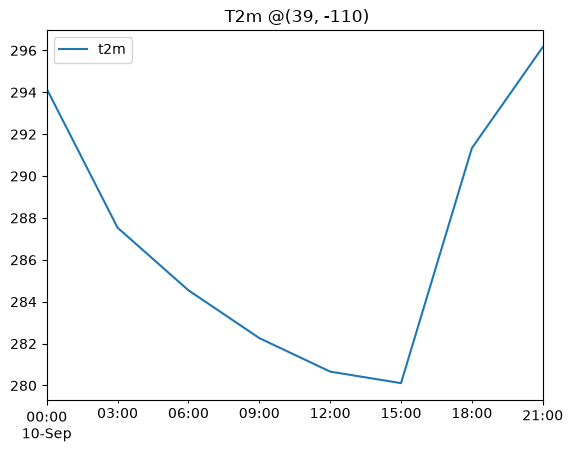
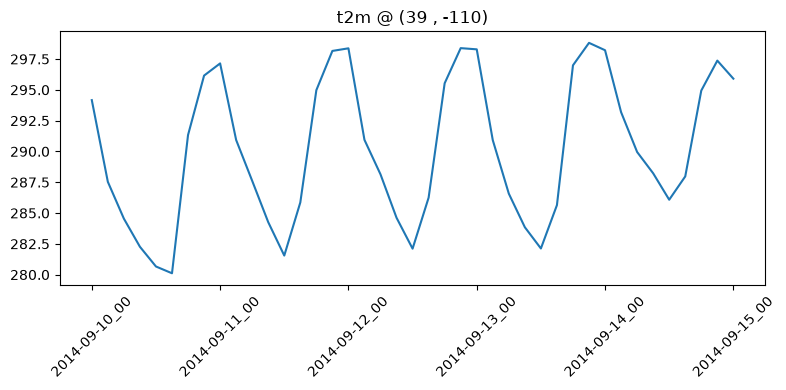
Code edit (unified diff) that turned the first committed figure into the second:
--- before
+++ after
@@ -1,10 +1,33 @@
 import pandas as pd
- 
-datetime = pd.date_range('2014-09-10 00', periods=8,  freq='3h')
+from pathlib import Path 
+datetime = pd.date_range('2014-09-10 00', periods=len(files),  freq='3h')
 
-df = pd.DataFrame(data = data_1d, 
-                  index = datetime,
-                  columns = ['t2m'])
+datetime = pd.date_range(
+    start='2014-09-10 00:00',
+    end='2014-09-15 00:00',
+    freq='3h'
+)
 
-df.plot(title=' T2m @(39, -110)');
- 
+#df.plot(title=' T2m @(39, -110)');
+df = pd.DataFrame(
+    data=data_1d,
+    index=datetime,
+    columns=['t2m']
+)
+
+fig, ax = plt.subplots(figsize=(8, 4))
+
+ax.plot(df.index, df['t2m'])
+
+ticks = df.index[::8]  # every 8th timestamp
+
+ax.set_xticks(ticks)
+ax.xaxis.set_major_formatter(
+    mdates.DateFormatter('%Y-%m-%d_%H')
+)
+# Add title
+ax.set_title(var_s + ' @ (' + str(lat_pt) + ' , ' + str(lon_pt) + ')')
+
+plt.xticks(rotation=45)
+plt.tight_layout()
+plt.show()

Commit: read more data